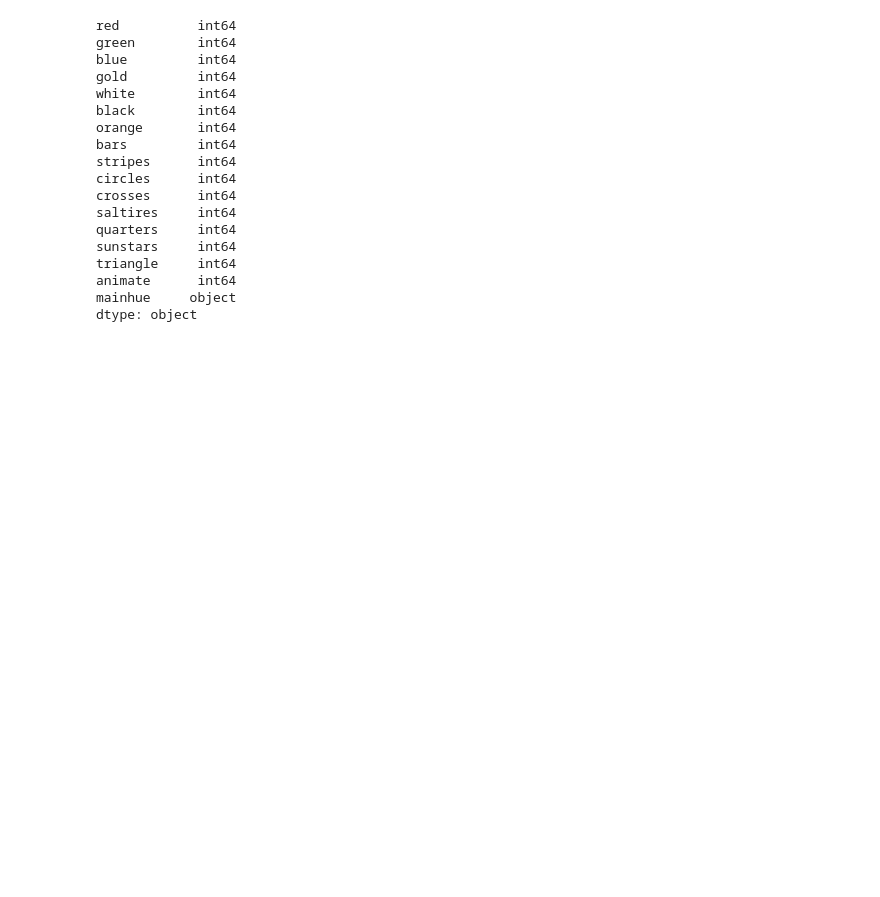
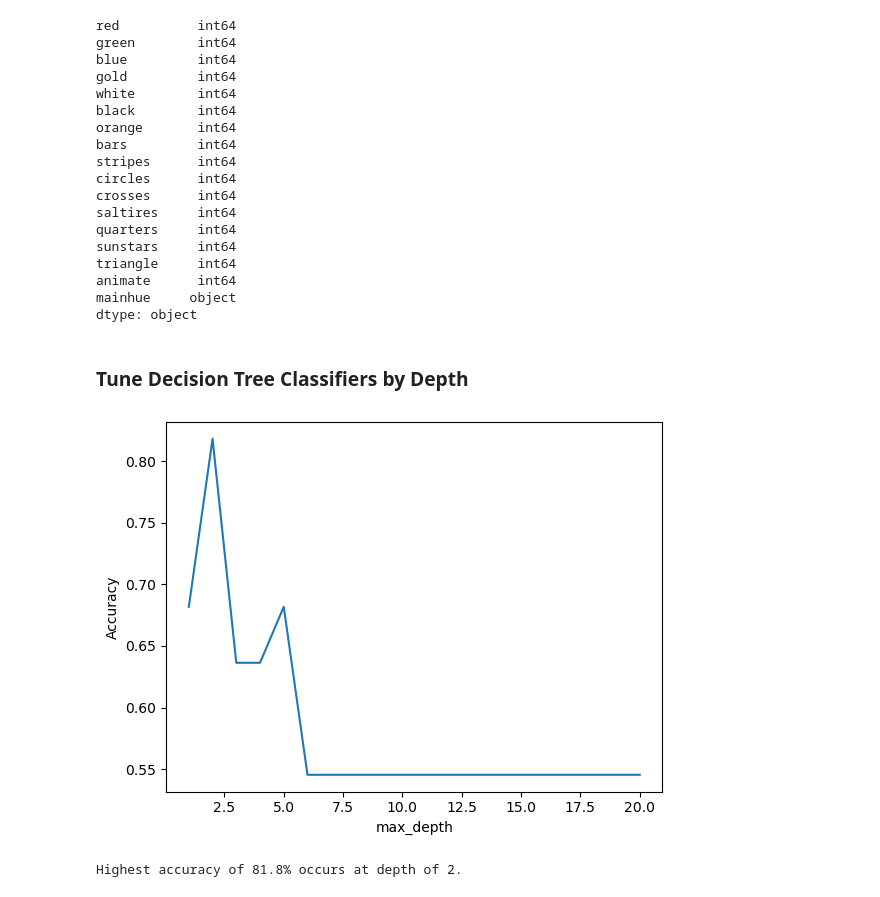
Before and after one commit to fatemehaa/DS-ML-Git-Projects, a Jupyter notebook: Find the Flag!/Find the flag.ipynb, the cells around one changed output. Saved outputs shown, nothing was run; the diff lists cells and outputs as text; code cells hidden in the pictures; blank space fills up the shorter version.

Commit message:
Tuned decision tree classifier by depth

```diff
--- a/Find the Flag!/Find the flag.ipynb
+++ b/Find the Flag!/Find the flag.ipynb
@@ -95,3 +95,28 @@ data = pd.get_dummies(df_3_6[var])
 train_data, test_data, train_labels, test_labels = train_test_split(data, labels,
                                                                     random_state=1,
                                                                     test_size=0.4)
+# %% [markdown]
+### Tune Decision Tree Classifiers by Depth
+# %%
+# Fit a decision tree classifier for max_depth values from 1-20 and calculate accuracy
+acc_depth = []
+depths = range(1, 21)
+for i in depths:
+    dt = DecisionTreeClassifier(random_state=1, max_depth=i).fit(
+        train_data, train_labels)
+    acc_depth.append(dt.score(test_data, test_labels))
+# %%
+# Plot the accuracy of the decision tree models versus the max_depth.
+plt.plot(depths, acc_depth)
+plt.xlabel('max_depth')
+plt.ylabel('Accuracy')
+plt.show()
+# %% [output]
+[figure, added]
+# %%
+# Find the largest accuracy and the depth this occurs
+max_acc = np.max(acc_depth)
+best_depth = depths[np.argmax(acc_depth)]
+print(f'Highest accuracy of {round(max_acc, 3)*100}% occurs at depth of {best_depth}.')
+# %% [output]
+Highest accuracy of 81.8% occurs at depth of 2.
```
Also changed, not shown: parts of 1 cell of this notebook.
